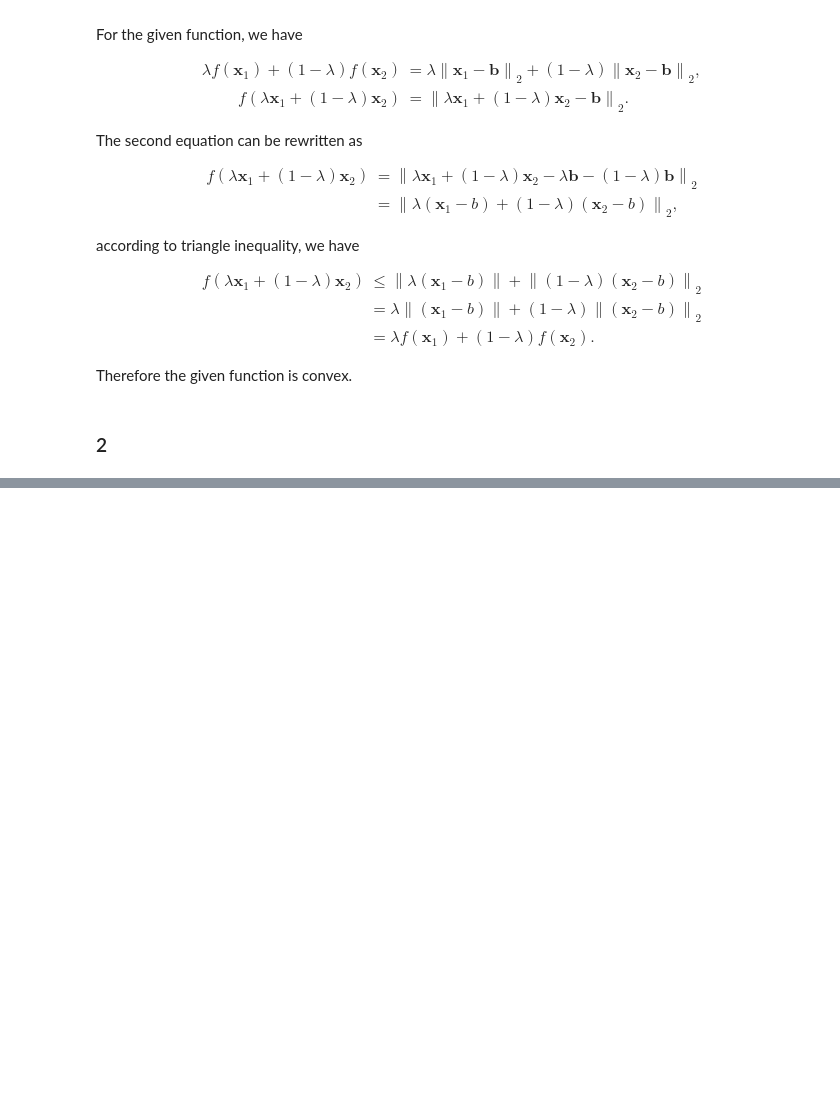
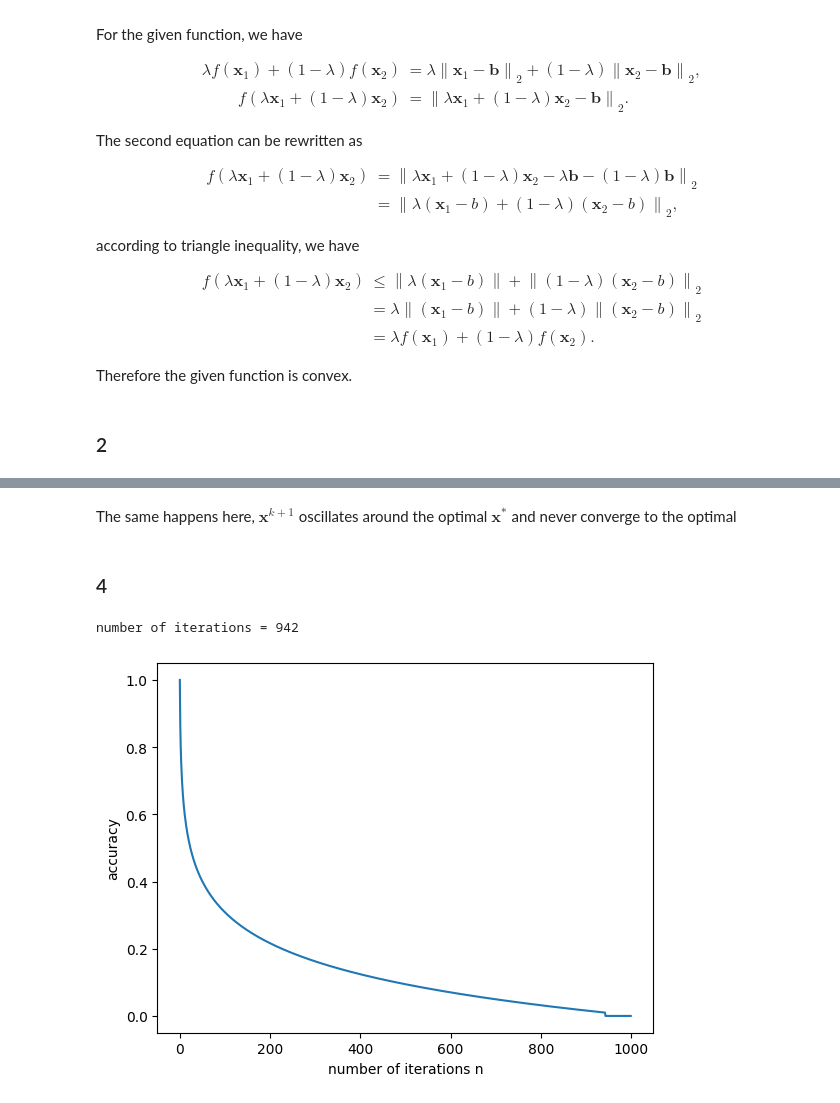
Before and after one commit to Jonas-Zhang97/TUM-MLO, a Jupyter notebook: MLO/HW4/HW4.ipynb, the cells around one changed output, grey strips where cells are left out. Saved outputs shown, nothing was run; the diff lists cells and outputs as text; code cells hidden in the pictures; blank space fills up the shorter version.

```diff
--- a/MLO/HW4/HW4.ipynb
+++ b/MLO/HW4/HW4.ipynb
@@ -145,0 +197,25 @@ plt.show()
+# %% [markdown]
+The same happens here, $\mathbf{x}^{k+1}$ oscillates around the optimal $\mathbf{x}^*$ and never converge to the optimal
+# %% [markdown]
+### 4
+# %%
+# Define the x array
+n_4 = np.linspace(0, 999, 1000)
+x_4 = np.array([[0, 0]])
+accu_4 = np.zeros([n_4.shape[0], 1])
+
+for i in range(0, n_4.shape[0]):
+  nwe_x_4 = new_x_gen(x_4[i, :], 1/(i+1))
+  x_4 = np.append(x_4, [nwe_x_4], axis=0)
+  accu_4[i] = accuracy(x_4[i, :], x_star)
+  if accu_4[i, :] <= 0.01:
+    print("number of iterations =",i)
+    break
+
+plt.plot(n_4, accu_4)
+plt.xlabel("number of iterations n")
+plt.ylabel("accuracy")
+plt.show()
+# %% [output]
+number of iterations = 942
+[figure, added]
```
Also changed, not shown: parts of 15 cells of this notebook, 2 other files.
